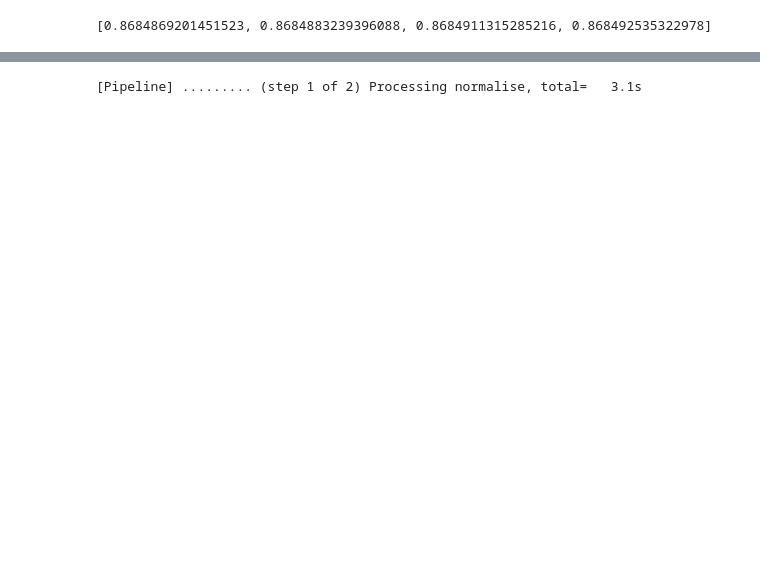
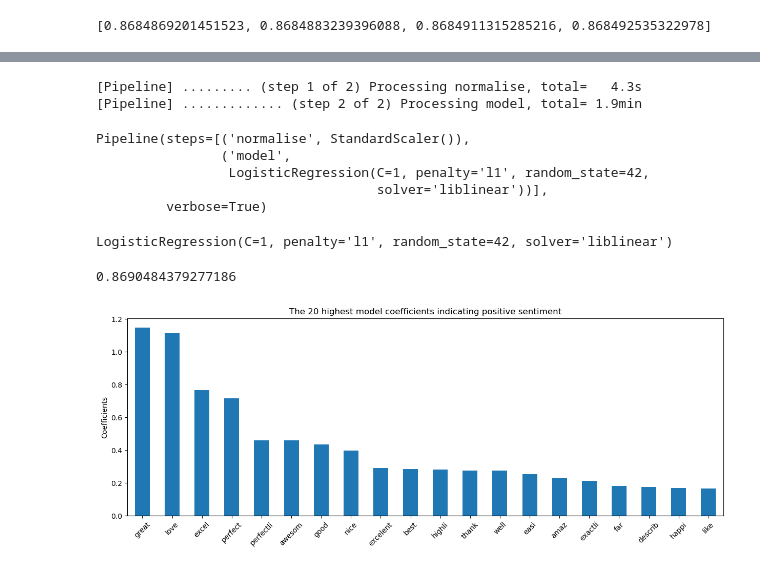
Before and after one commit to 0smee/nlp-capstone, a Jupyter notebook: notebooks/basic-logistic.ipynb, the cells around one changed output, grey strips where cells are left out. Cells and saved outputs as stored; diff of their text form; code cells hidden in the pictures; blank space fills up the shorter version.

Commit message:
Ran and optimised logistic model, found and began analysing mistakes (FP,FN ETC)

```diff
--- a/notebooks/basic-logistic.ipynb
+++ b/notebooks/basic-logistic.ipynb
@@ -46,6 +39,11 @@ X=df[df.columns[4:]]
 y=df["binary"]
 # %%
 X_train, X_test, y_train, y_test = train_test_split(X, y, test_size=0.2, random_state=42)
+# %%
+scaler = StandardScaler()
+scaler.fit(X_train)
+X_train_transformed = scaler.transform(X_train)
+X_test_transformed = scaler.transform(X_test)
 # %%
 # testing for C value
 penalties = [0.1, 1, 10, 100]
@@ -106,4 +100,10 @@ pipe_final = Pipeline(estimators,verbose=True)
 # %%
 pipe_final.fit(X_train, y_train)
 # %% [output]
-[Pipeline] ......... (step 1 of 2) Processing normalise, total=   3.1s
+[Pipeline] ......... (step 1 of 2) Processing normalise, total=   4.3s
+[Pipeline] ............. (step 2 of 2) Processing model, total= 1.9min
+Pipeline(steps=[('normalise', StandardScaler()),
+                ('model',
+                 LogisticRegression(C=1, penalty='l1', random_state=42,
+                                    solver='liblinear'))],
+         verbose=True)
@@ -111,0 +110,24 @@ decision_tree_classifier = pipe[-1]
+# %%
+log_clas = pipe_final[-1]
+# %%
+log_clas
+# %% [output]
+LogisticRegression(C=1, penalty='l1', random_state=42, solver='liblinear')
+# %%
+log_clas.score(X_train_transformed, y_train)
+# %% [output]
+0.8690484379277186
+# %%
+word_counts = pd.DataFrame(
+    {"coefficients": log_clas.coef_[0]},
+    index=X_train.columns
+).sort_values("coefficients", ascending=False)
+
+word_counts.head(20).plot(kind="bar", figsize=(15, 5), legend=False)
+
+plt.title("The 20 highest model coefficients indicating positive sentiment")
+plt.ylabel("Coefficients")
+plt.xticks(rotation=45)
+plt.show()
+# %% [output]
+[figure, added]
```
Also changed, not shown: parts of 14 cells of this notebook.
